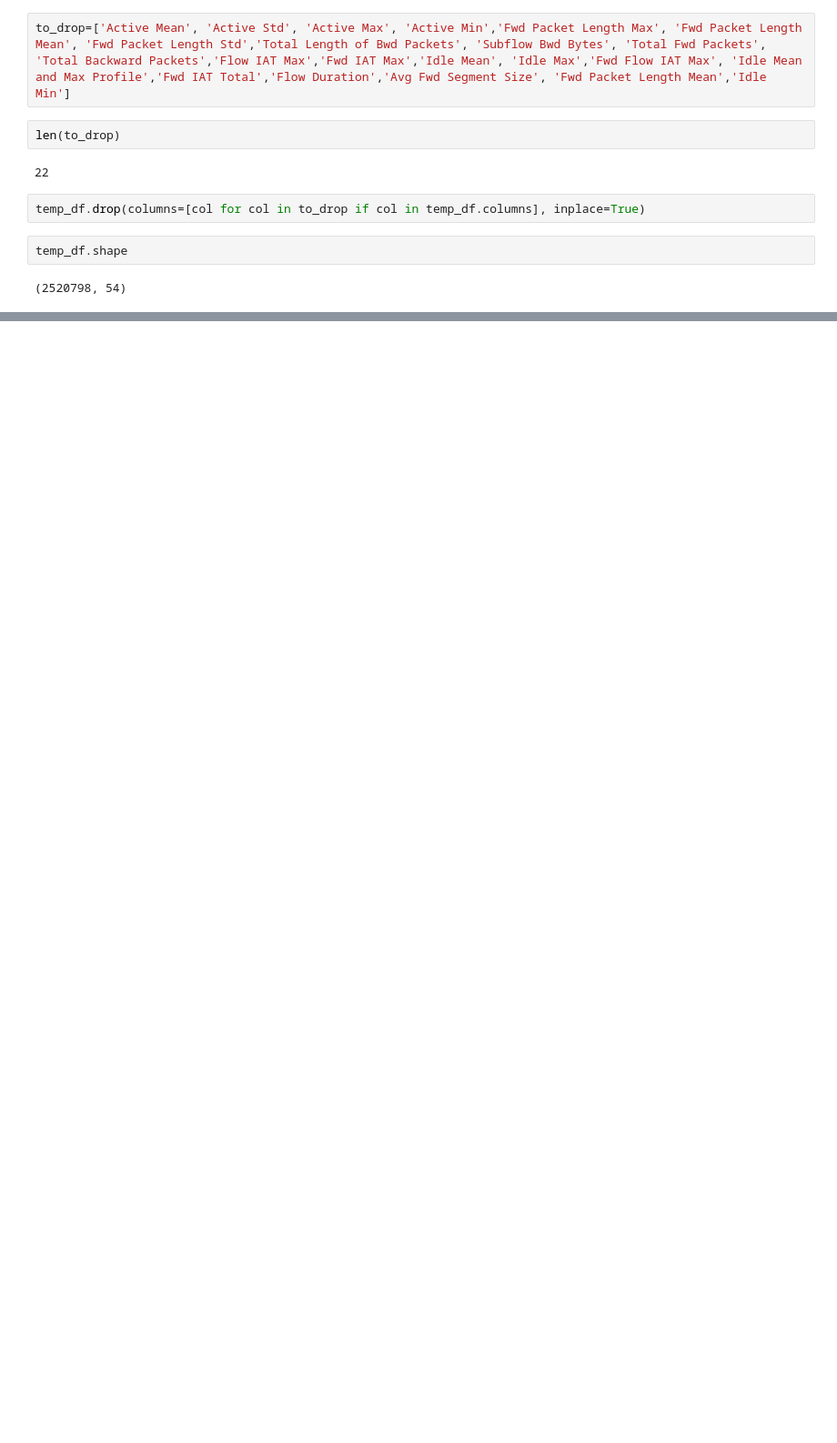
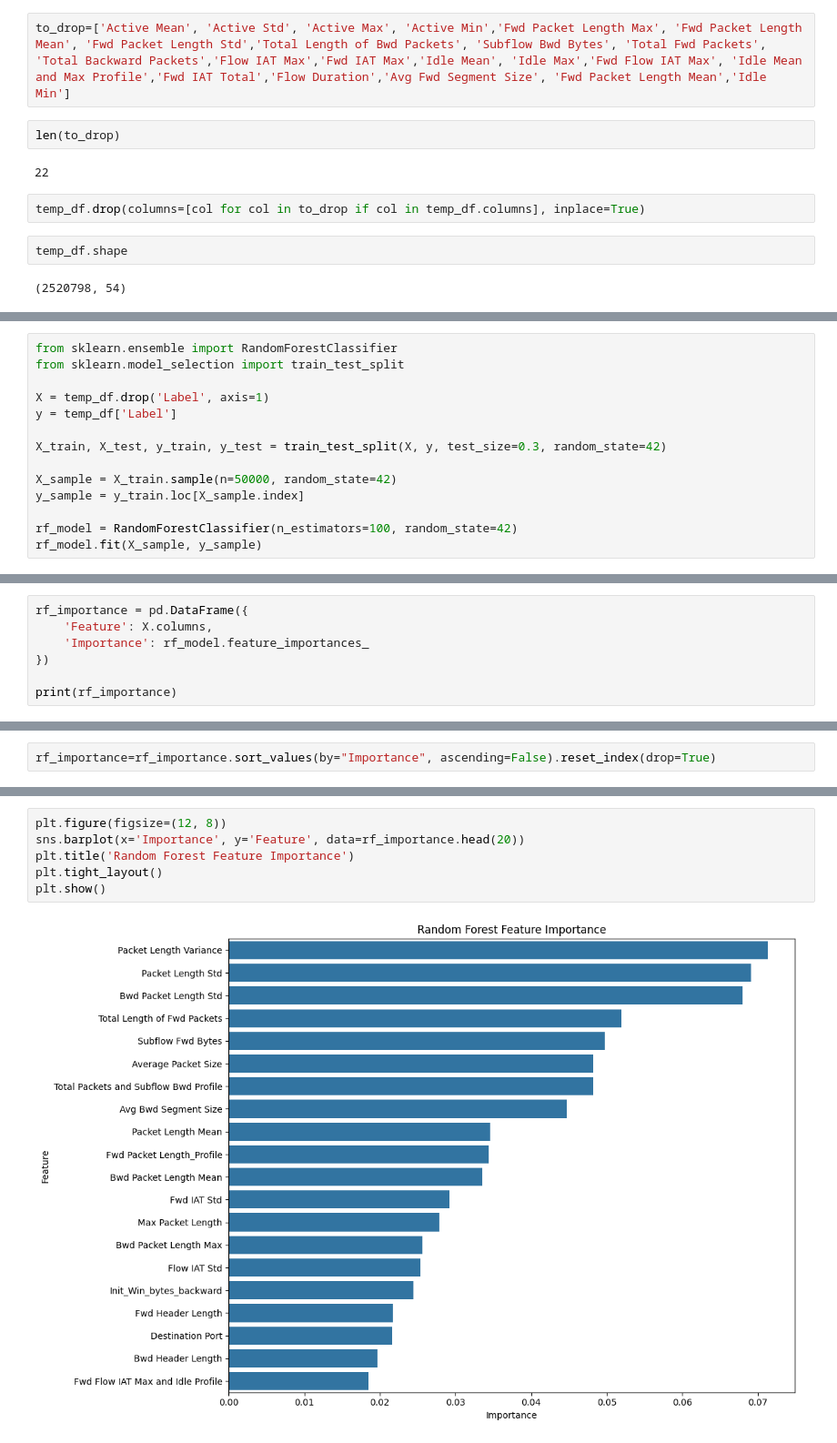
Before and after one commit to Ahmed-Mahmoud-M/deep-anomaly-ips, a Jupyter notebook: python/utils/preprocess.ipynb, the cells around one changed output, grey strips where cells are left out. Shown at 91% size. Drawn from its saved outputs; the diff is of its cells as text; blank space fills up the shorter version.

```diff
--- a/python/utils/preprocess.ipynb
+++ b/python/utils/preprocess.ipynb
@@ -656,0 +662,14 @@ Name: count, dtype: int64
+# %%
+from sklearn.ensemble import RandomForestClassifier
+from sklearn.model_selection import train_test_split
+
+X = temp_df.drop('Label', axis=1)
+y = temp_df['Label']
+
+X_train, X_test, y_train, y_test = train_test_split(X, y, test_size=0.3, random_state=42)
+
+X_sample = X_train.sample(n=50000, random_state=42)
+y_sample = y_train.loc[X_sample.index]
+
+rf_model = RandomForestClassifier(n_estimators=100, random_state=42)
+rf_model.fit(X_sample, y_sample)
@@ -656,0 +678,7 @@ Name: count, dtype: int64
+# %%
+rf_importance = pd.DataFrame({
+    'Feature': X.columns,
+    'Importance': rf_model.feature_importances_
+})
+
+print(rf_importance)
@@ -656,0 +703,2 @@ Name: count, dtype: int64
+# %%
+rf_importance=rf_importance.sort_values(by="Importance", ascending=False).reset_index(drop=True)
@@ -656,0 +725,8 @@ Name: count, dtype: int64
+# %%
+plt.figure(figsize=(12, 8))
+sns.barplot(x='Importance', y='Feature', data=rf_importance.head(20))
+plt.title('Random Forest Feature Importance')
+plt.tight_layout()
+plt.show()
+# %% [output]
+[figure, added]
```
Also changed, not shown: parts of 15 cells of this notebook, 1 other file.
